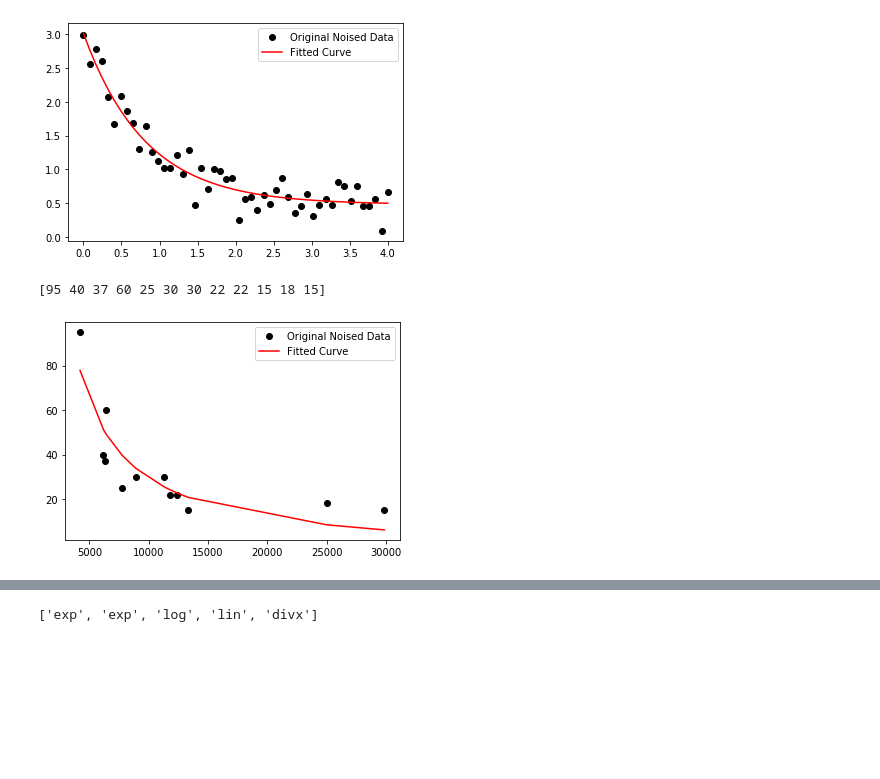
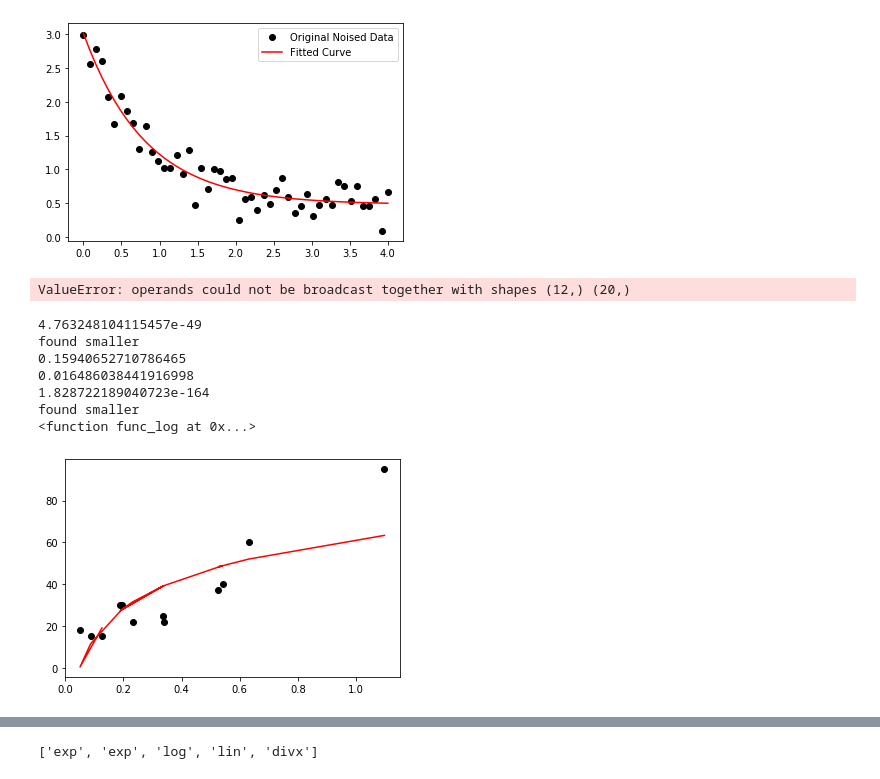
Before and after one commit to CodeIsJustLikeMagic/HairEstimation, a Jupyter notebook: guess funktions.ipynb, the cells around one changed output, grey strips where cells are left out. Cells and saved outputs as stored; diff of their text form; code cells hidden in the pictures; blank space fills up the shorter version.

Commit message:
added automatic guess funktion finding
can still use custom functions though

```diff
--- a/guess funktions.ipynb
+++ b/guess funktions.ipynb
@@ -219,25 +227,67 @@ plt.show()
 # %%
-def func(x, a, b, c,d):
-    #return a * np.exp(b * x) + c
-    #return a * np.log(b * x) + c
-    return a*1/x +b
-    #return a*x +b
-#x = denseSectionNum*(1-outerSectionPerc)
+import math
 x = denseSectionAVGSize/(1-denseSectionperc)
-#x = (hairpixels/hairSectionSize)*(1-outerSectionPerc)*hairPerc
-#x = intensitySum*hairpixels*(1-outersectionperc)
+x = denseSectionAVGSize/(1-denseSectionperc)
+x = (hairpixels/hairSectionSize)*(1-outerSectionPerc)*hairPerc
+x = intensitySum*hairpixels*(1-outersectionperc)
 y = hairAmount
 inds = x.argsort()
 x = x[inds]
 y = y[inds]
-print(y)
+#print(y)
 popt, pcov = curve_fit(func, x, y)
+print(popt)
 plt.figure()
 plt.plot(x, y, 'ko', label="Original Noised Data")
 plt.plot(x, func(x, *popt), 'r-', label="Fitted Curve")
 plt.legend()
 plt.show()
 # %% [output]
-[95 40 37 60 25 30 30 22 22 15 18 15]
+ValueError: operands could not be broadcast together with shapes (12,) (20,)
-[figure, removed]
+# %%
+import scipy.stats
+def func_exp(x, a, b, c):
+    return a * np.exp(b * x) + c
+def func_divx(x, a, b):
+    return a * (1 / x) + b
+def func_log(x, a, b, c):
+    return a * np.log(abs(b) * x) + c
+def func_lin(x,a,b):
+    return a * x + b
+def findBestFunction(x, y):
+    func = func_exp
+    possiblefunc = np.array([func_divx,func_exp,func_lin,func_log])
+    minChisq = 5000
+    bestFunc = func_lin
+    for func in possiblefunc:
+        try:
+            popt, pcov = curve_fit(func, x, y)
+        except:
+            continue
+        #plt.plot(x, y, 'ko', label="Original Noised Data")
+        #plt.plot(x, func(x, *popt), 'r-', label="Fitted Curve")
+        _,chisq = scipy.stats.chisquare(y, func(x, *popt), ddof = 2,axis = 0)
+        print(chisq)
+        if np.isnan(chisq):
+            continue
+        if chisq < minChisq:
+            print('found smaller')
+            minChisq = chisq
+            bestFunc = func
+    return bestFunc
+func = findBestFunction(x,y)
+print(func)
+popt, pcov = curve_fit(func, x, y)
+plt.plot(x, y, 'ko', label="Original Noised Data")
+plt.plot(x, func(x, *popt), 'r-', label="Fitted Curve")
+plt.show()
+# %% [output]
+4.763248104115457e-49
+found smaller
+0.15940652710786465
+0.016486038441916998
+1.828722189040723e-164
+found smaller
+<function func_log at 0x...>
+[figure, added]
 # %%
```
Also changed, not shown: parts of 2 cells of this notebook, 7 other files.
